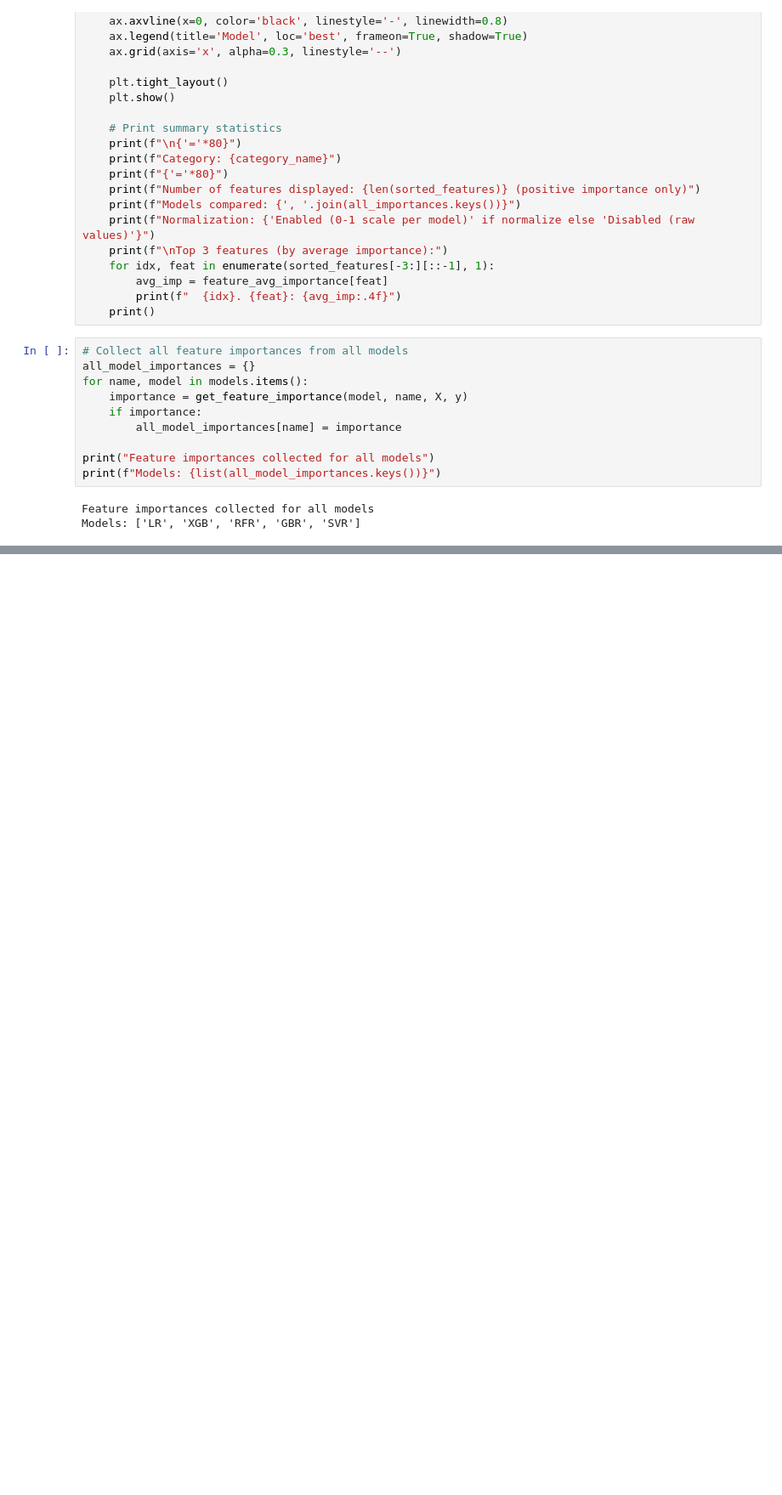
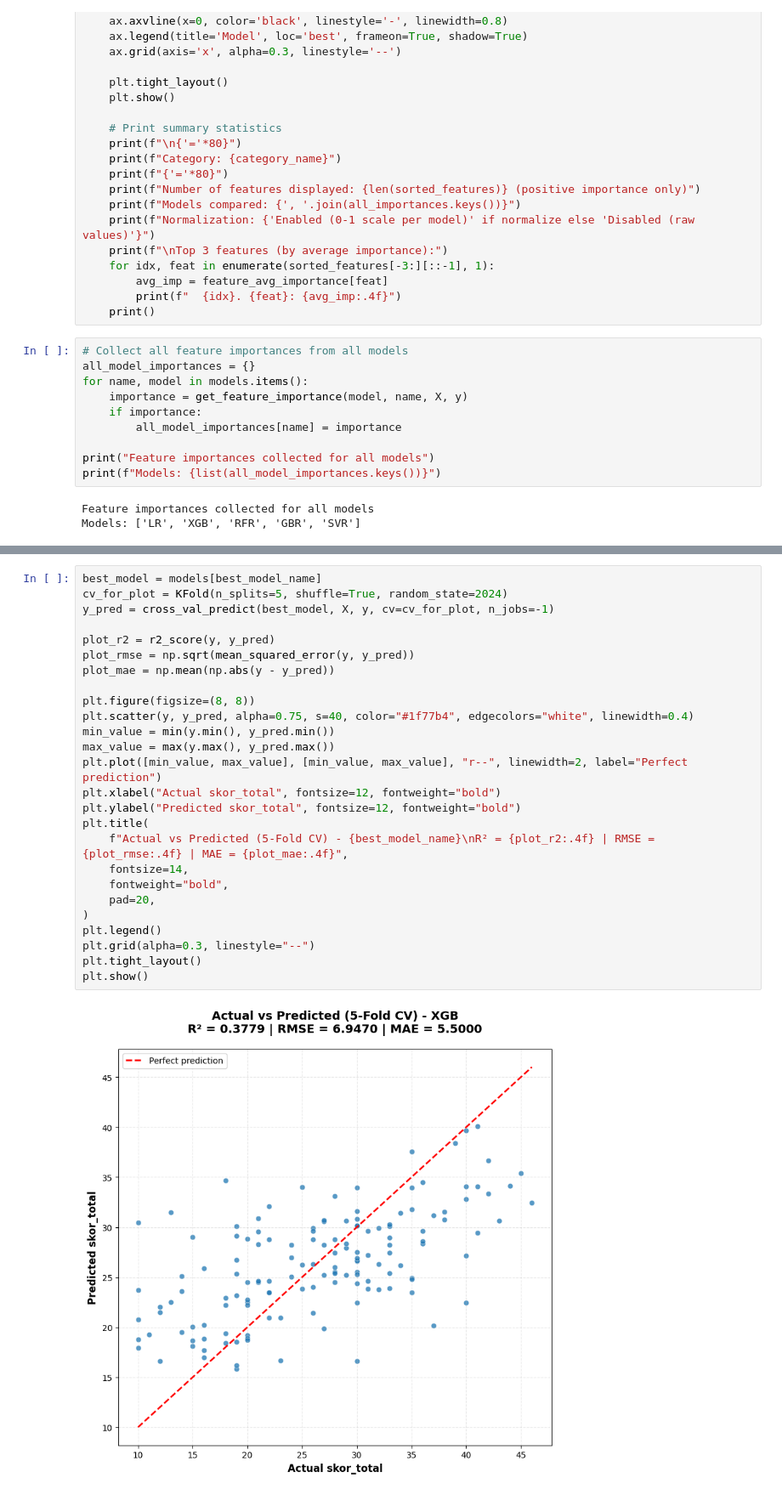
Before and after one commit to nashwals/tugas-akhir, a Jupyter notebook: code/regression.ipynb, the cells around one changed output, grey strips where cells are left out. Shown at 85% size. Saved outputs shown, nothing was run; the diff lists cells and outputs as text; blank space fills up the shorter version.

```diff
--- a/code/regression.ipynb
+++ b/code/regression.ipynb
@@ -1130,0 +1130,28 @@ print("✓ Deployment artifacts saved to web_app/")
+# %%
+best_model = models[best_model_name]
+cv_for_plot = KFold(n_splits=5, shuffle=True, random_state=2024)
+y_pred = cross_val_predict(best_model, X, y, cv=cv_for_plot, n_jobs=-1)
+
+plot_r2 = r2_score(y, y_pred)
+plot_rmse = np.sqrt(mean_squared_error(y, y_pred))
+plot_mae = np.mean(np.abs(y - y_pred))
+
+plt.figure(figsize=(8, 8))
+plt.scatter(y, y_pred, alpha=0.75, s=40, color="#1f77b4", edgecolors="white", linewidth=0.4)
+min_value = min(y.min(), y_pred.min())
+max_value = max(y.max(), y_pred.max())
+plt.plot([min_value, max_value], [min_value, max_value], "r--", linewidth=2, label="Perfect prediction")
+plt.xlabel("Actual skor_total", fontsize=12, fontweight="bold")
+plt.ylabel("Predicted skor_total", fontsize=12, fontweight="bold")
+plt.title(
+    f"Actual vs Predicted (5-Fold CV) - {best_model_name}\nR² = {plot_r2:.4f} | RMSE = {plot_rmse:.4f} | MAE = {plot_mae:.4f}",
+    fontsize=14,
+    fontweight="bold",
+    pad=20,
+)
+plt.legend()
+plt.grid(alpha=0.3, linestyle="--")
+plt.tight_layout()
+plt.show()
+# %% [output]
+[figure, added]
```
Also changed, not shown: parts of 11 cells of this notebook, 10 other files.
